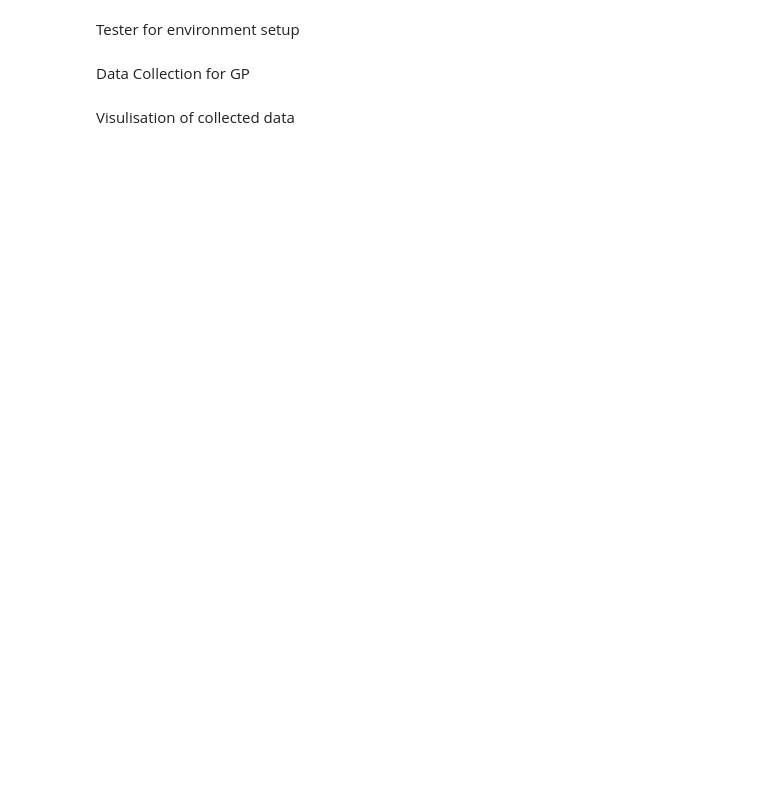
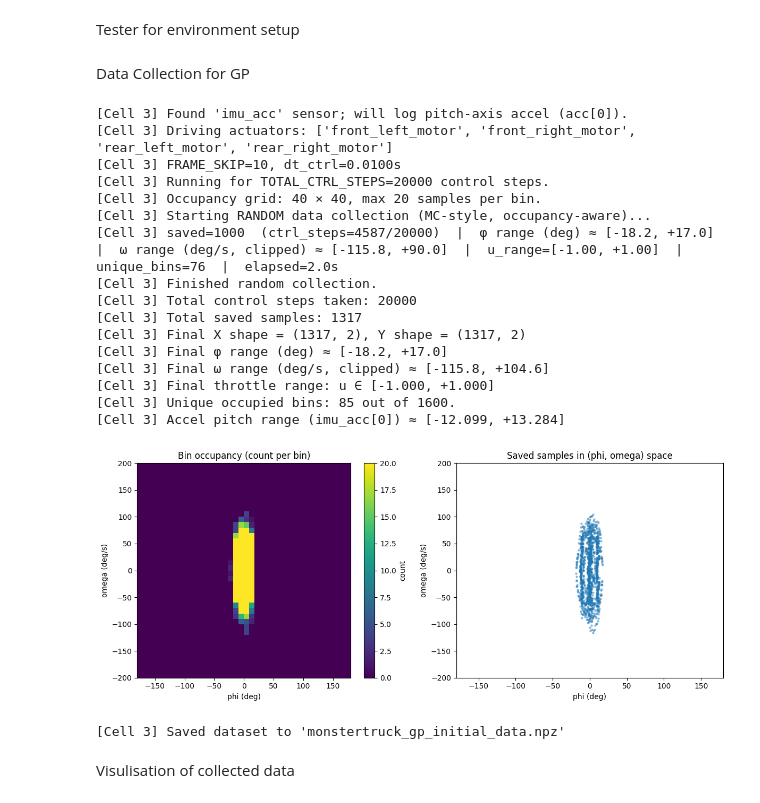
Before and after one commit to TongshuWu1/MonsterTruck, a Jupyter notebook: MPPI/monstertruck_mppi_explorecombine.ipynb, the cells around one changed output. Saved outputs shown, nothing was run; the diff lists cells and outputs as text; code cells hidden in the pictures; blank space fills up the shorter version.

```diff
--- a/MPPI/monstertruck_mppi_explorecombine.ipynb
+++ b/MPPI/monstertruck_mppi_explorecombine.ipynb
@@ -329,7 +383,7 @@ import matplotlib.pyplot as plt
 
 # ---------- Config ----------
 TOTAL_CTRL_STEPS = 20000      # total control decisions (steps) to run
-EPISODE_LEN_MAX  = 2000        # max control steps per episode before reset
+EPISODE_LEN_MAX  = 2000       # max control steps per episode before reset
 
 # Clip angular velocity for GP inputs
 OMEGA_CLIP_DEG   = 200.0
@@ -342,15 +396,15 @@ PRIME_AMPL       = 0.7
 # Minimum time to hold each random input before changing
 MIN_HOLD_CTRL_STEPS = 1
 
-PRINT_EVERY      = 1000        # progress print interval (in *saved* samples)
+PRINT_EVERY      = 1000       # progress print interval (in *saved* samples)
 
 
 # ---------- Occupancy grid over (phi, omega) ----------
 # We bin phi ∈ [-π, π], omega ∈ [-OMEGA_CLIP_RAD, +OMEGA_CLIP_RAD]
 # and only keep up to MAX_SAMPLES_PER_BIN per bin.
-N_BINS_PHI          = 30
-N_BINS_OMEGA        = 30
-MAX_SAMPLES_PER_BIN = 30
+N_BINS_PHI          = 40
+N_BINS_OMEGA        = 40
+MAX_SAMPLES_PER_BIN = 20
 
 PHI_MIN, PHI_MAX = -math.pi, math.pi
 OMEGA_MIN, OMEGA_MAX = -OMEGA_CLIP_RAD, OMEGA_CLIP_RAD
@@ -392,6 +446,16 @@ data  = mujoco.MjData(model)
 dt_ctrl      = model.opt.timestep * FRAME_SKIP
 flip_tracker = make_flip_tracker(model, frame_skip=FRAME_SKIP)
 
+# --- Optional: IMU accelerometer for pitch-axis accel logging ---
+# We assume XML has a sensor named "imu_acc" with 3 components [ax, ay, az].
+acc_id = mujoco.mj_name2id(model, mujoco.mjtObj.mjOBJ_SENSOR, "imu_acc")
+if acc_id >= 0:
+    acc_adr = model.sensor_adr[acc_id]
+    print("[Cell 3] Found 'imu_acc' sensor; will log pitch-axis accel (acc[0]).")
+else:
+    acc_adr = None
+    print("[Cell 3] No 'imu_acc' sensor found; accel log will be empty.")
+
 # Body / actuators
 chassis_id = mujoco.mj_name2id(model, mujoco.mjtObj.mjOBJ_BODY, "chassis")
 if chassis_id == -1:
@@ -430,10 +494,13 @@ def reset_episode():
 
 # ---------- Storage for GP training ----------
 phi_list      = []   # current φ (rad)
-omega_list    = []   # current ω (rad/s, clipped)
+omega_list    = []   # current ω (rad/s, clipped, from FlipTracker/IMU gyro)
 u_list        = []   # throttle u (logged but not used as GP input)
 dphi_list     = []   # Δφ over one control step (rad)
 domega_list   = []   # Δω over one control step (rad/s)
+
+# Extra: accelerometer along pitch-related axis (e.g. acc[0])
+acc_pitch_list = []  # only filled if acc_adr is not None
 
 # Track throttle range
 u_min = +np.inf
@@ -494,6 +561,12 @@ while ctrl_steps_done < TOTAL_CTRL_STEPS:
     dphi   = angdiff_rad(phi_curr, phi_prev)
     domega = omega_curr - omega_prev
 
+    # Optional: read accelerometer (imu_acc) for this step
+    acc_pitch = None
+    if acc_adr is not None:
+        acc_vec   = data.sensordata[acc_adr : acc_adr + 3]
+        acc_pitch = float(acc_vec[0])   # assuming acc[0] is pitch-related axis
+
     # Clip ω input for GP stability (use previous-state omega)
     omega_clipped = float(np.clip(omega_prev, -OMEGA_CLIP_RAD, OMEGA_CLIP_RAD))
 
@@ -511,6 +584,13 @@ while ctrl_steps_done < TOTAL_CTRL_STEPS:
         u_list.append(float(u_curr))             # logged, not used in X
         dphi_list.append(float(dphi))
         domega_list.append(float(domega))
+
+        # Store accel for this same transition (if available)
+        if acc_adr is not None:
+            acc_pitch_list.append(float(acc_pitch))
+        else:
+            # Keep arrays aligned: store 0.0 when accel not available
+            acc_pitch_list.append(0.0)
 
         saved_samples += 1
 
@@ -554,11 +634,12 @@ print(f"[Cell 3] Total saved samples: {saved_samples}")
 
 
 # ---------- Pack into arrays (Δstate model with X = [φ, ω]) ----------
-phi_arr    = np.asarray(phi_list,    dtype=np.float32)
-omega_arr  = np.asarray(omega_list,  dtype=np.float32)  # already clipped
-u_arr      = np.asarray(u_list,      dtype=np.float32)
-dphi_arr   = np.asarray(dphi_list,   dtype=np.float32)
-domega_arr = np.asarray(domega_list, dtype=np.float32)
+phi_arr        = np.asarray(phi_list,        dtype=np.float32)
+omega_arr      = np.asarray(omega_list,      dtype=np.float32)  # already clipped
+u_arr          = np.asarray(u_list,          dtype=np.float32)
+dphi_arr       = np.asarray(dphi_list,       dtype=np.float32)
+domega_arr     = np.asarray(domega_list,     dtype=np.float32)
+acc_pitch_arr  = np.asarray(acc_pitch_list,  dtype=np.float32)
 
 # GP input: X = [phi, omega_clipped]
 X = np.stack([phi_arr, omega_arr], axis=1)         # (Nsaved, 2)
@@ -572,6 +653,9 @@ print(f"[Cell 3] Final throttle range: u ∈ [{u_min:+.3f}, {u_max:+.3f}]")
 print(f"[Cell 3] Unique occupied bins: {np.count_nonzero(occupancy)} "
       f"out of {N_BINS_PHI * N_BINS_OMEGA}.")
 
+if acc_adr is not None and acc_pitch_arr.size > 0:
+    print(f"[Cell 3] Accel pitch range (imu_acc[0]) ≈ "
+          f"[{acc_pitch_arr.min():+.3f}, {acc_pitch_arr.max():+.3f}]")
 
 # ---------- Visualization: bin occupancy + sample distribution ----------
 phi_deg   = np.rad2deg(phi_arr)
@@ -591,34 +675,53 @@ im = ax0.imshow(
     extent=[PHI_MIN_DEG, PHI_MAX_DEG, OMEGA_MIN_DEG, OMEGA_MAX_DEG],
 )
 ax0.set_xlabel("phi (deg)")
 ax0.set_ylabel("omega (deg/s)")
 ax0.set_title("Bin occupancy (count per bin)")
 fig.colorbar(im, ax=ax0, label="count")
 
 # 2) Scatter of saved samples
 ax1 = axes[1]
 ax1.scatter(phi_deg, omega_deg, s=5, alpha=0.4)
 ax1.set_xlabel("phi (deg)")
 ax1.set_ylabel("omega (deg/s)")
 ax1.set_title("Saved samples in (phi, omega) space")
 ax1.set_xlim(PHI_MIN_DEG, PHI_MAX_DEG)
 ax1.set_ylim(OMEGA_MIN_DEG, OMEGA_MAX_DEG)
 
 fig.tight_layout()
 plt.show()
 
-
 # ---------- Save to disk ----------
 np.savez_compressed(
     "monstertruck_gp_initial_data.npz",
     X=X, Y=Y,
     phi=phi_arr, omega=omega_arr, u=u_arr,
     dphi=dphi_arr, domega=domega_arr,
+    acc_pitch=acc_pitch_arr,          # <-- new field for accel
     dt_ctrl=dt_ctrl,
     u_min=u_min, u_max=u_max,
     omega_clip_deg=OMEGA_CLIP_DEG,
 )
 print("[Cell 3] Saved dataset to 'monstertruck_gp_initial_data.npz'")
+# %% [output]
+[Cell 3] Found 'imu_acc' sensor; will log pitch-axis accel (acc[0]).
+[Cell 3] Driving actuators: ['front_left_motor', 'front_right_motor', 'rear_left_motor', 'rear_right_motor']
+[Cell 3] FRAME_SKIP=10, dt_ctrl=0.0100s
+[Cell 3] Running for TOTAL_CTRL_STEPS=20000 control steps.
+[Cell 3] Occupancy grid: 40 × 40, max 20 samples per bin.
+[Cell 3] Starting RANDOM data collection (MC-style, occupancy-aware)...
+[Cell 3] saved=1000  (ctrl_steps=4587/20000)  |  φ range (deg) ≈ [-18.2, +17.0]  |  ω range (deg/s, clipped) ≈ [-115.8, +90.0]  |  u_range=[-1.00, +1.00]  |  unique_bins=76  |  elapsed=2.0s
+[Cell 3] Finished random collection.
+[Cell 3] Total control steps taken: 20000
+[Cell 3] Total saved samples: 1317
+[Cell 3] Final X shape = (1317, 2), Y shape = (1317, 2)
+[Cell 3] Final φ range (deg) ≈ [-18.2, +17.0]
+[Cell 3] Final ω range (deg/s, clipped) ≈ [-115.8, +104.6]
+[Cell 3] Final throttle range: u ∈ [-1.000, +1.000]
+[Cell 3] Unique occupied bins: 85 out of 1600.
+[Cell 3] Accel pitch range (imu_acc[0]) ≈ [-12.099, +13.284]
+[figure, added]
+[Cell 3] Saved dataset to 'monstertruck_gp_initial_data.npz'
 # %% [markdown]
 Visulisation of collected data
 # %%
```
Also changed, not shown: parts of 11 cells of this notebook, 1 other file.
